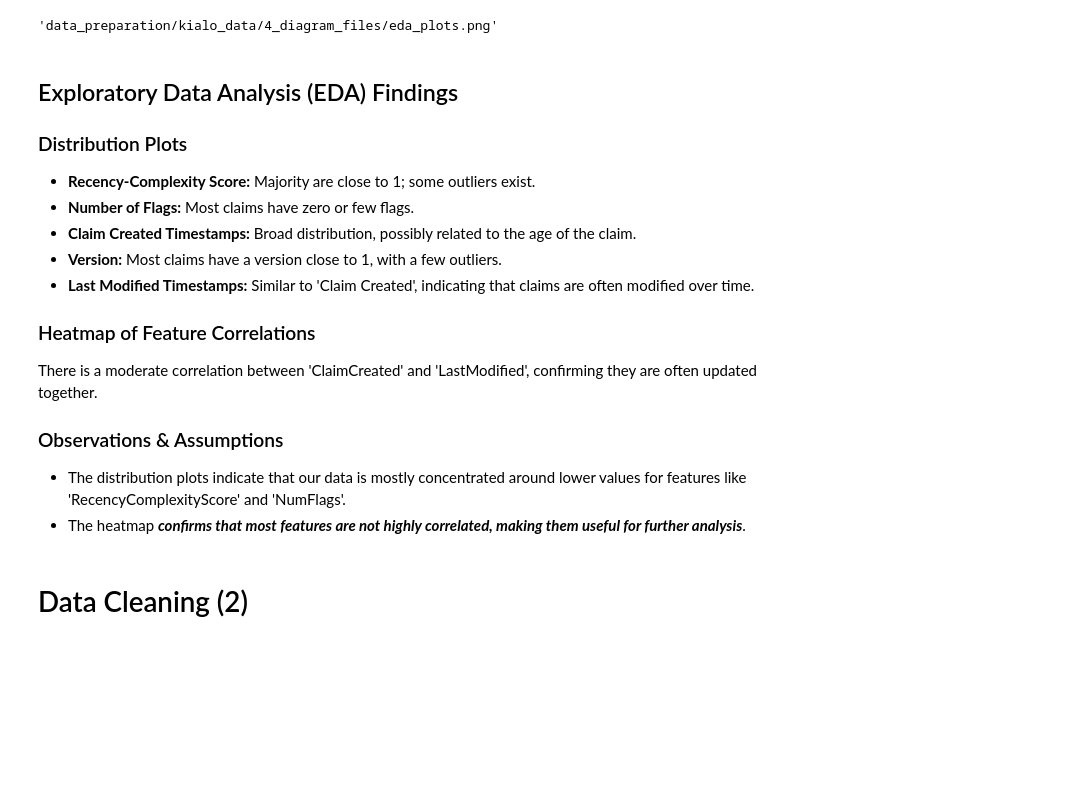
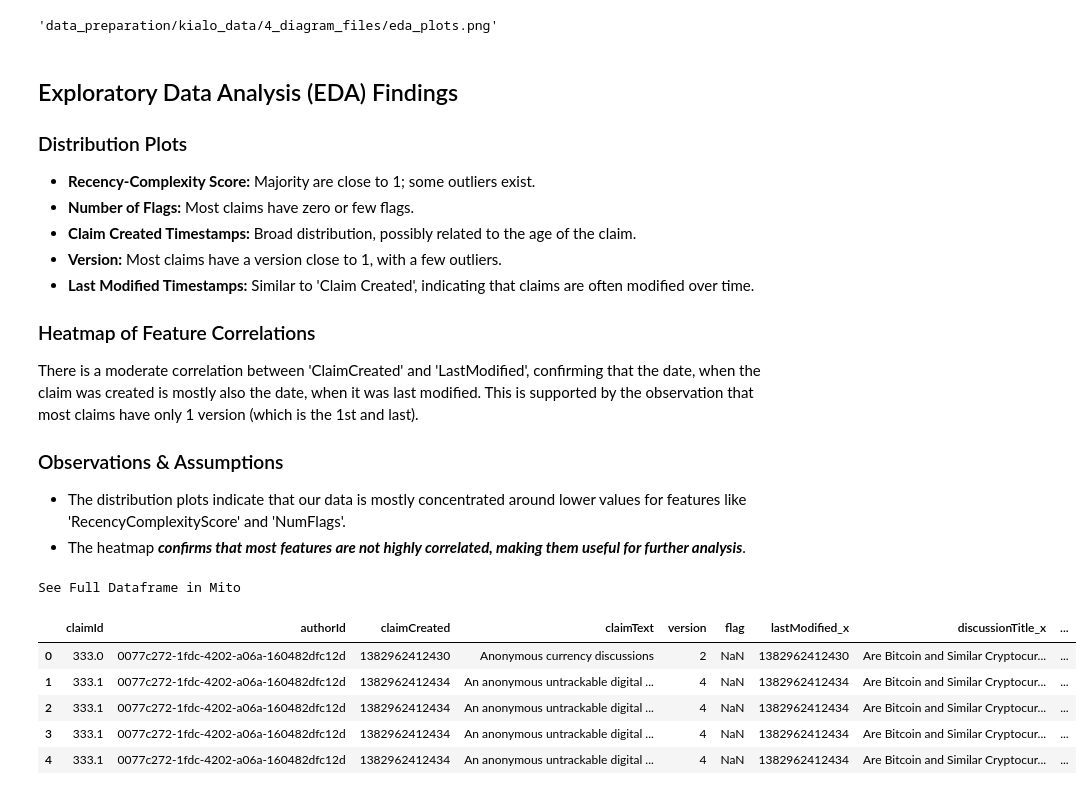
Before and after one commit to digwit678/Can-Language-Models-Follow-Discussions, a Jupyter notebook: data_analysis_v2.ipynb, the cells around one changed output. Drawn from its saved outputs; the diff is of its cells as text; code cells hidden in the pictures; blank space fills up the shorter version.

```diff
--- a/data_analysis_v1.ipynb
+++ b/data_analysis_v2.ipynb
@@ -454,11 +458,19 @@ eda_plot_path
 
 ### Heatmap of Feature Correlations
 
-There is a moderate correlation between 'ClaimCreated' and 'LastModified', confirming they are often updated together.
+There is a moderate correlation between 'ClaimCreated' and 'LastModified', confirming that the date, when the claim was created is mostly also the date, when it was last modified. This is supported by the observation that most claims have only 1 version (which is the 1st and last).
 
 ### Observations & Assumptions
 
 - The distribution plots indicate that our data is mostly concentrated around lower values for features like 'RecencyComplexityScore' and 'NumFlags'.
 - The heatmap ***confirms that most features are not highly correlated, making them useful for further analysis***.
-# %% [markdown]
-# Data Cleaning (2)
+# %%
+df_merged.head()
+# %% [output]
+See Full Dataframe in Mito
+|  | claimId | authorId | claimCreated | claimText | version | flag | lastModified_x | discussionTitle_x | ... |
+| 0 | 333.0 | 0077c272-1fdc-4202-a06a-160482dfc12d | 1382962412430 | Anonymous currency discussions | 2 | NaN | 1382962412430 | Are Bitcoin and Similar Cryptocur... | ... |
+| 1 | 333.1 | 0077c272-1fdc-4202-a06a-160482dfc12d | 1382962412434 | An anonymous untrackable digital ... | 4 | NaN | 1382962412434 | Are Bitcoin and Similar Cryptocur... | ... |
+| 2 | 333.1 | 0077c272-1fdc-4202-a06a-160482dfc12d | 1382962412434 | An anonymous untrackable digital ... | 4 | NaN | 1382962412434 | Are Bitcoin and Similar Cryptocur... | ... |
+| 3 | 333.1 | 0077c272-1fdc-4202-a06a-160482dfc12d | 1382962412434 | An anonymous untrackable digital ... | 4 | NaN | 1382962412434 | Are Bitcoin and Similar Cryptocur... | ... |
+| 4 | 333.1 | 0077c272-1fdc-4202-a06a-160482dfc12d | 1382962412434 | An anonymous untrackable digital ... | 4 | NaN | 1382962412434 | Are Bitcoin and Similar Cryptocur... | ... |
```
Also changed, not shown: parts of 28 cells of this notebook.
